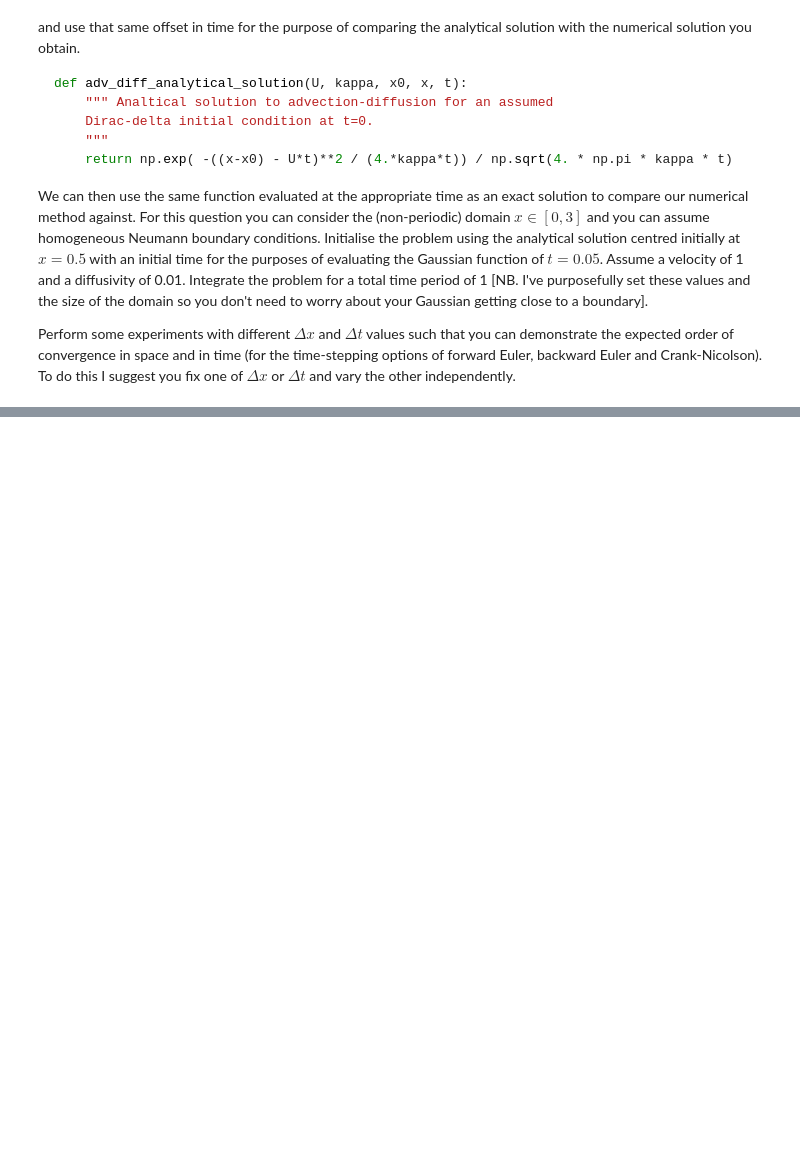
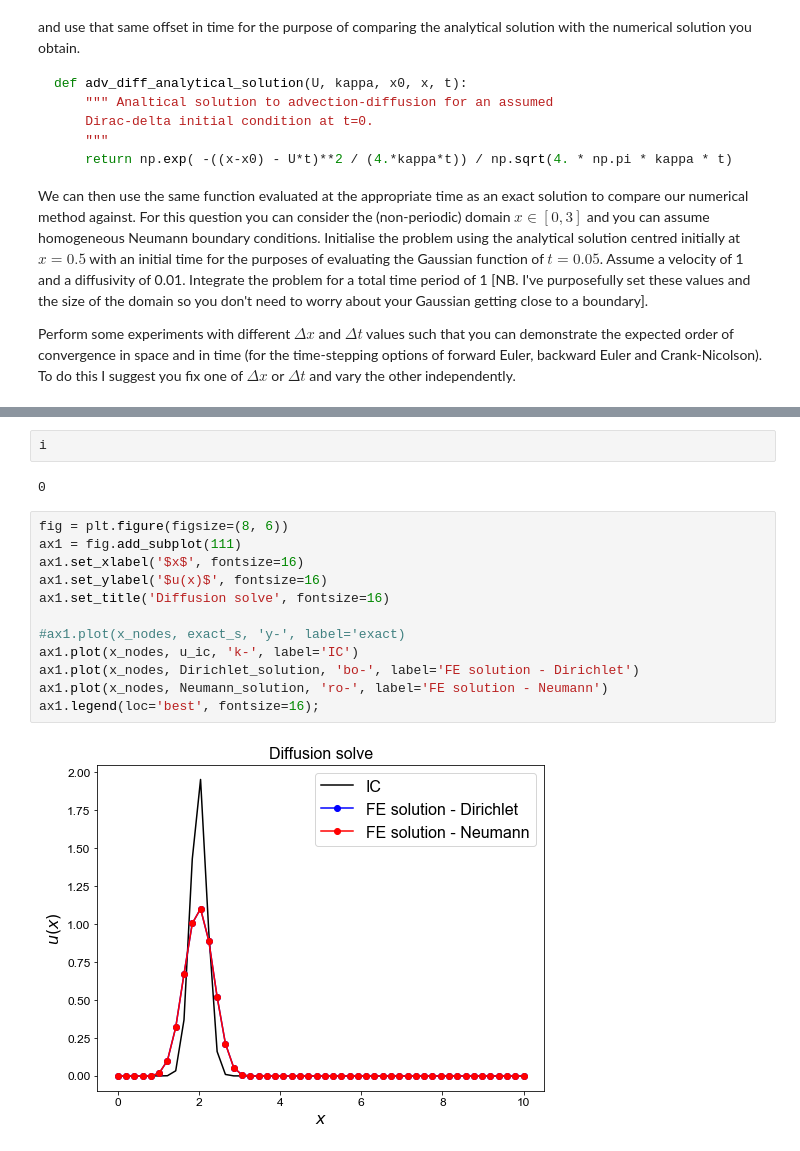
Before and after one commit to yxyyxy93/127_pythonFEM, a Jupyter notebook: ACSE-3-2019-20-Coursework.ipynb, the cells around one changed output, grey strips where cells are left out. Saved outputs shown, nothing was run; the diff lists cells and outputs as text; blank space fills up the shorter version.

```diff
--- a/ACSE-3-2019-20-Coursework.ipynb
+++ b/ACSE-3-2019-20-Coursework.ipynb
@@ -725,0 +1060,18 @@ Perform some experiments with different $\Delta x$ and $\Delta t$ values such th
+# %%
+i
+# %% [output]
+0
+# %%
+fig = plt.figure(figsize=(8, 6))
+ax1 = fig.add_subplot(111)
+ax1.set_xlabel('$x$', fontsize=16)
+ax1.set_ylabel('$u(x)$', fontsize=16)
+ax1.set_title('Diffusion solve', fontsize=16)
+
+#ax1.plot(x_nodes, exact_s, 'y-', label='exact)
+ax1.plot(x_nodes, u_ic, 'k-', label='IC')
+ax1.plot(x_nodes, Dirichlet_solution, 'bo-', label='FE solution - Dirichlet')
+ax1.plot(x_nodes, Neumann_solution, 'ro-', label='FE solution - Neumann')
+ax1.legend(loc='best', fontsize=16);
+# %% [output]
+[figure, added]
```
Also changed, not shown: parts of 13 cells of this notebook.
